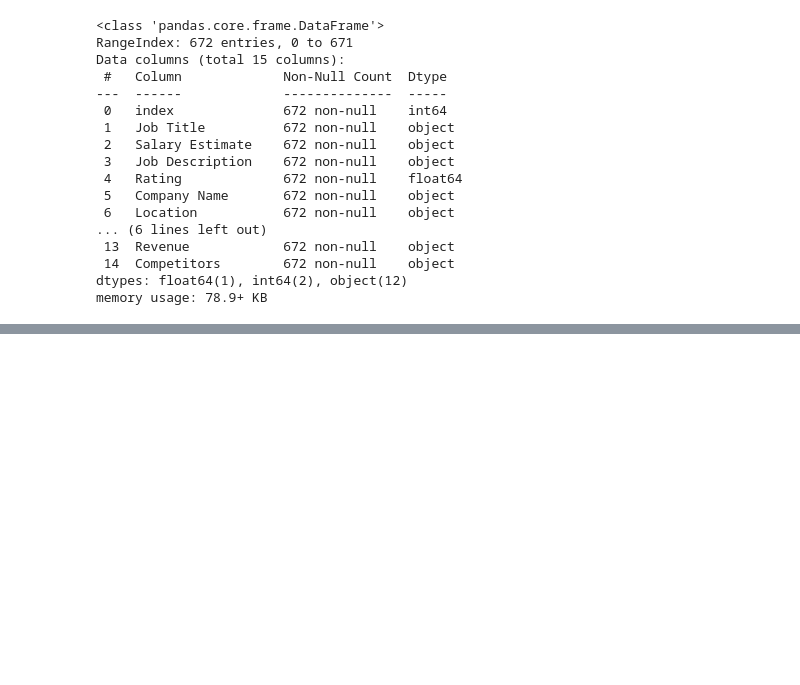
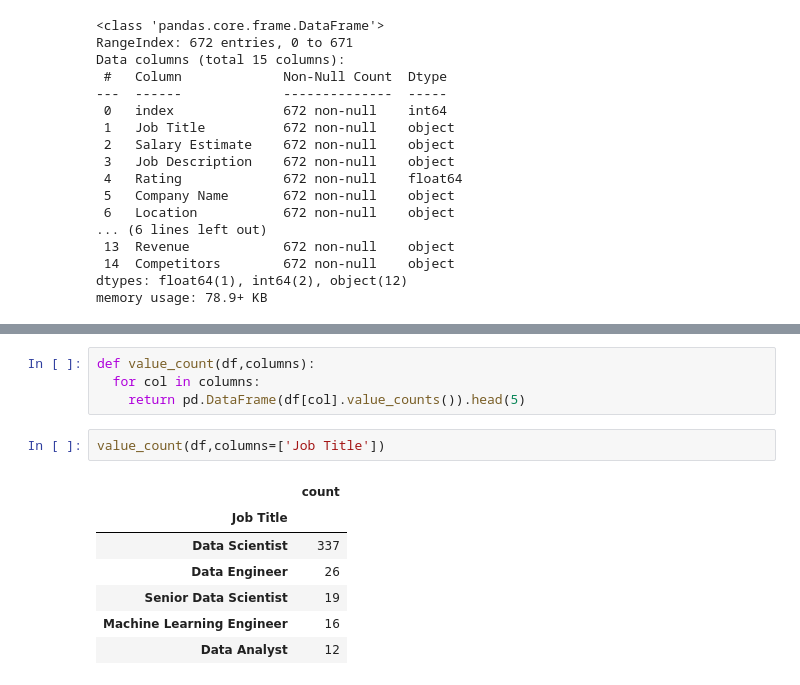
Before and after one commit to ShohrehShahsavari/Data-Analysis-And-Machine-Learning-Projects, a Jupyter notebook: 2. Employment and Workforce/Data Science Jobs/DS_jobs.ipynb, the cells around one changed output, grey strips where cells are left out. Saved outputs shown, nothing was run; the diff lists cells and outputs as text; blank space fills up the shorter version.

```diff
--- a/2. Employment and Workforce/Data Science Jobs/DS_jobs.ipynb
+++ b/2. Employment and Workforce/Data Science Jobs/DS_jobs.ipynb
@@ -67,0 +122,14 @@ memory usage: 78.9+ KB
+# %%
+def value_count(df,columns):
+  for col in columns:
+    return pd.DataFrame(df[col].value_counts()).head(5)
+# %%
+value_count(df,columns=['Job Title'])
+# %% [output]
+|  | count |
+| Job Title |  |
+| Data Scientist | 337 |
+| Data Engineer | 26 |
+| Senior Data Scientist | 19 |
+| Machine Learning Engineer | 16 |
+| Data Analyst | 12 |
```
Also changed, not shown: parts of 23 cells of this notebook.
